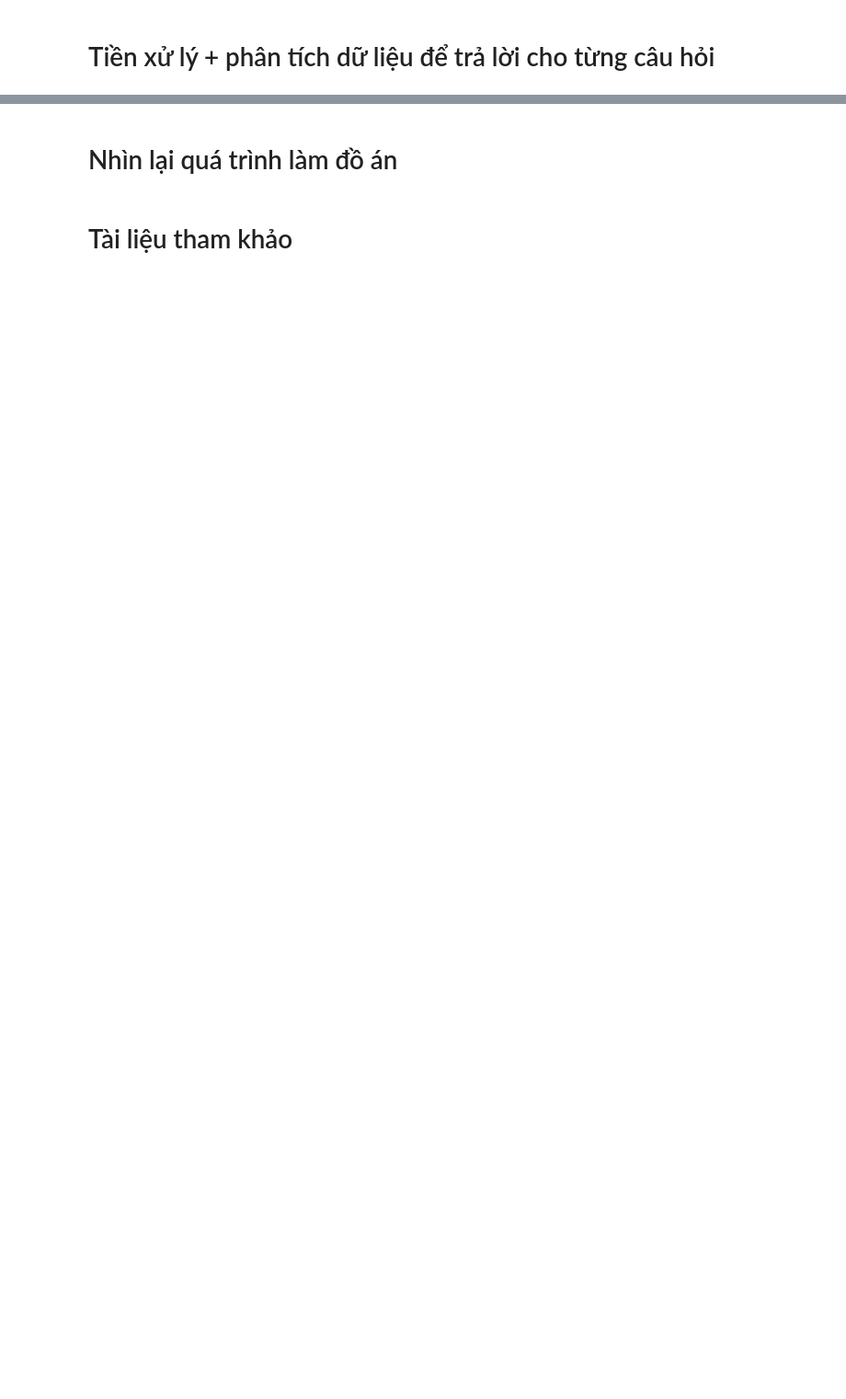
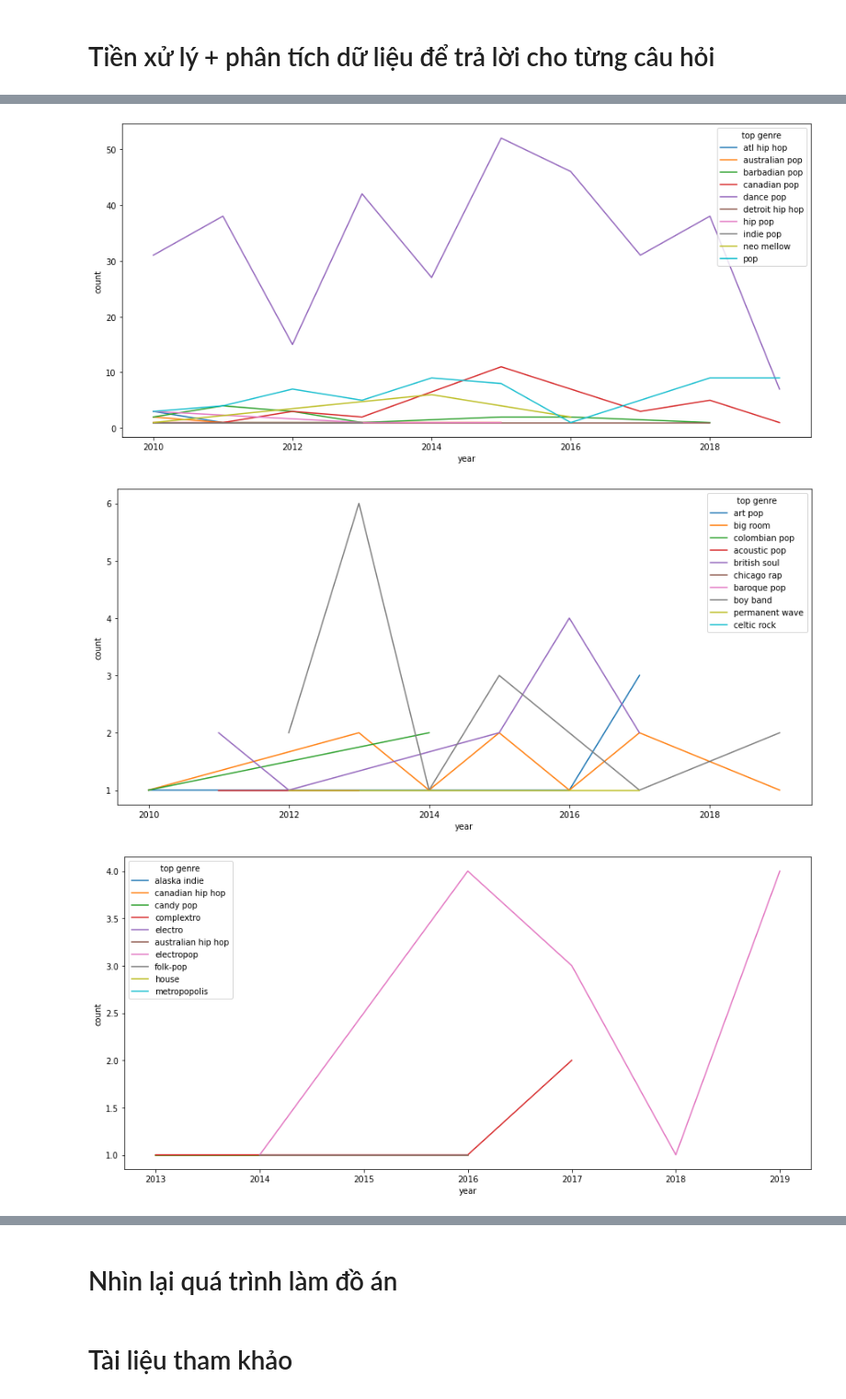
Before and after one commit to DoLienKhoa/P4DS, a Jupyter notebook: Main.ipynb, the cells around one changed output, grey strips where cells are left out. Shown: that part at 92% size. Cells and saved outputs as stored; diff of their text form; code cells hidden in the pictures; blank space fills up the shorter version.

```diff
--- a/Main.ipynb
+++ b/Main.ipynb
@@ -131,3 +132,6 @@ Sau khi đã khám phá dữ liệu và hiểu hơn về dữ liệu, ta thấy
     Ý nghĩa: Khi trả lời được câu hỏi này thì tác giả dựa trên các đặc điểm phổ biến đó sẽ nắm bắt xu hướng của thị trường âm nhạc, nên có lợi thế sáng tác được những bài hát phù hợp với thị trường, người nghe nhiều hơn. Hoặc tác giả có thể sáng tác bài hát có đặc điểm khác biệt nếu được người nghe ủng hộ thì từ đó tạo ra bước chạy đà cho một xu hướng âm nhạc mới.
 # %% [markdown]
 # Tiền xử lý + phân tích dữ liệu để trả lời cho từng câu hỏi
+# %%
+top_count_df = top_songs_df[['year', 'top genre', 'pop']].groupby(['year', 'top genre'])['pop'].count().reset_index(name = 'count')
+top_count_df.head()
@@ -133,0 +145,9 @@ Sau khi đã khám phá dữ liệu và hiểu hơn về dữ liệu, ta thấy
+# %%
+genre_chunks = np.array_split(top_songs_df['top genre'].unique(), 5)
+for i in range(len(genre_chunks)):
+    plt.figure(i, figsize = [15, 7])
+    sns.lineplot(data = top_count_df[temp_df['top genre'].isin(genre_chunks[i])], x = 'year', y = 'count', hue = 'top genre');
+# %% [output]
+[figure, added]
+[figure, added]
+[figure, added]
```
Also changed, not shown: parts of 8 cells of this notebook.
